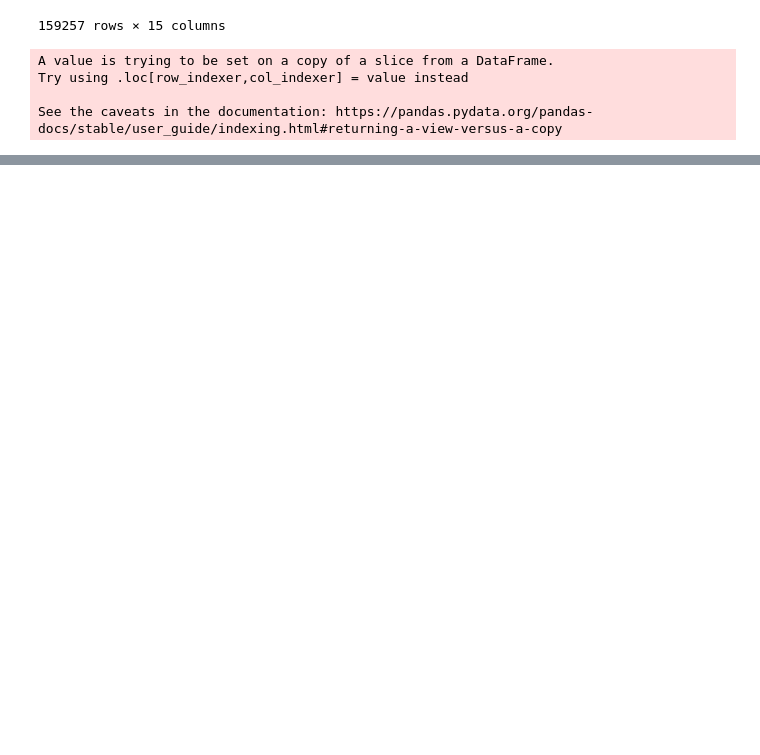
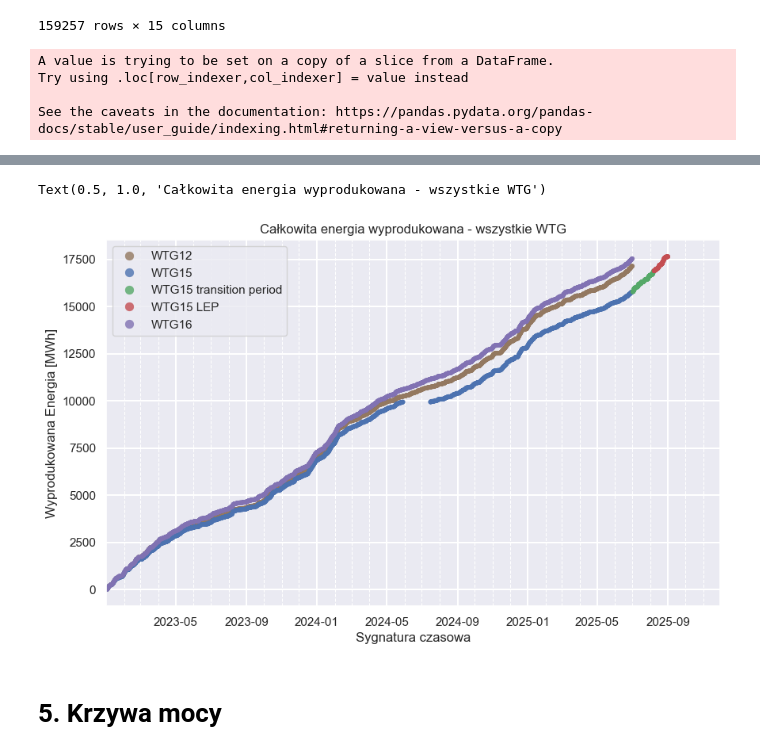
Before and after one commit to Wiktorson/WT-analysis-II, a Jupyter notebook: Side_by_side_analysis_2025.ipynb, the cells around one changed output, grey strips where cells are left out. Cells and saved outputs as stored; diff of their text form; code cells hidden in the pictures; blank space fills up the shorter version.

Commit message:
praca trwa nad krzywa mocy

```diff
--- a/Side_by_side_analysis_2025.ipynb
+++ b/Side_by_side_analysis_2025.ipynb
@@ -324,0 +325,19 @@ Boolean Series key will be reindexed to match DataFrame index.
+# %%
+fig, ax = plt.subplots(figsize=(10,6))
+sns.scatterplot(df.iloc[::50],
+                    x='Sygnatura czasowa', y='Wyprodukowana Energia [MWh]', hue='WTG',
+                    s=15, alpha=0.8, edgecolor=None, palette=color_dict, ax=ax)
+ax.legend(markerscale=2)
+ax.set_xlim(df['Sygnatura czasowa'].min(), df['Sygnatura czasowa'].max())
+# minor ticks every month
+ax.xaxis.set_minor_locator(mdates.MonthLocator())
+# major ticks every 4 months
+ax.xaxis.set_major_locator(mdates.MonthLocator(interval=4))
+ax.grid(which='major', linestyle='-', linewidth=1.5, color='white')
+ax.grid(which='minor', linestyle='--', linewidth=0.8, color='white')  # minor grid lines
+ax.set_title('Całkowita energia wyprodukowana - wszystkie WTG')
+# %% [output]
+Text(0.5, 1.0, 'Całkowita energia wyprodukowana - wszystkie WTG')
+[figure, added]
+# %% [markdown]
+# 5. Krzywa mocy
```
Also changed, not shown: parts of 3 cells of this notebook, 1 other file.
